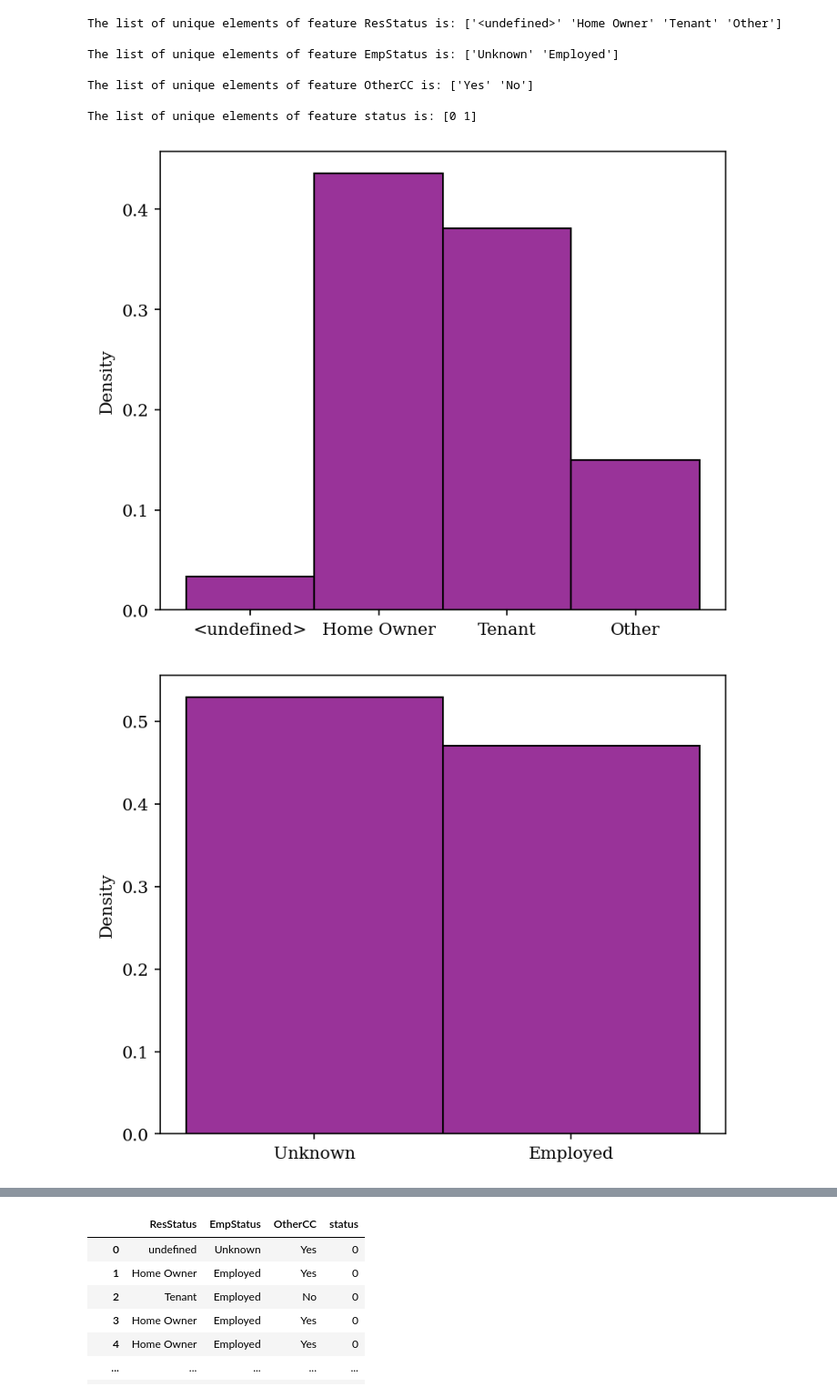
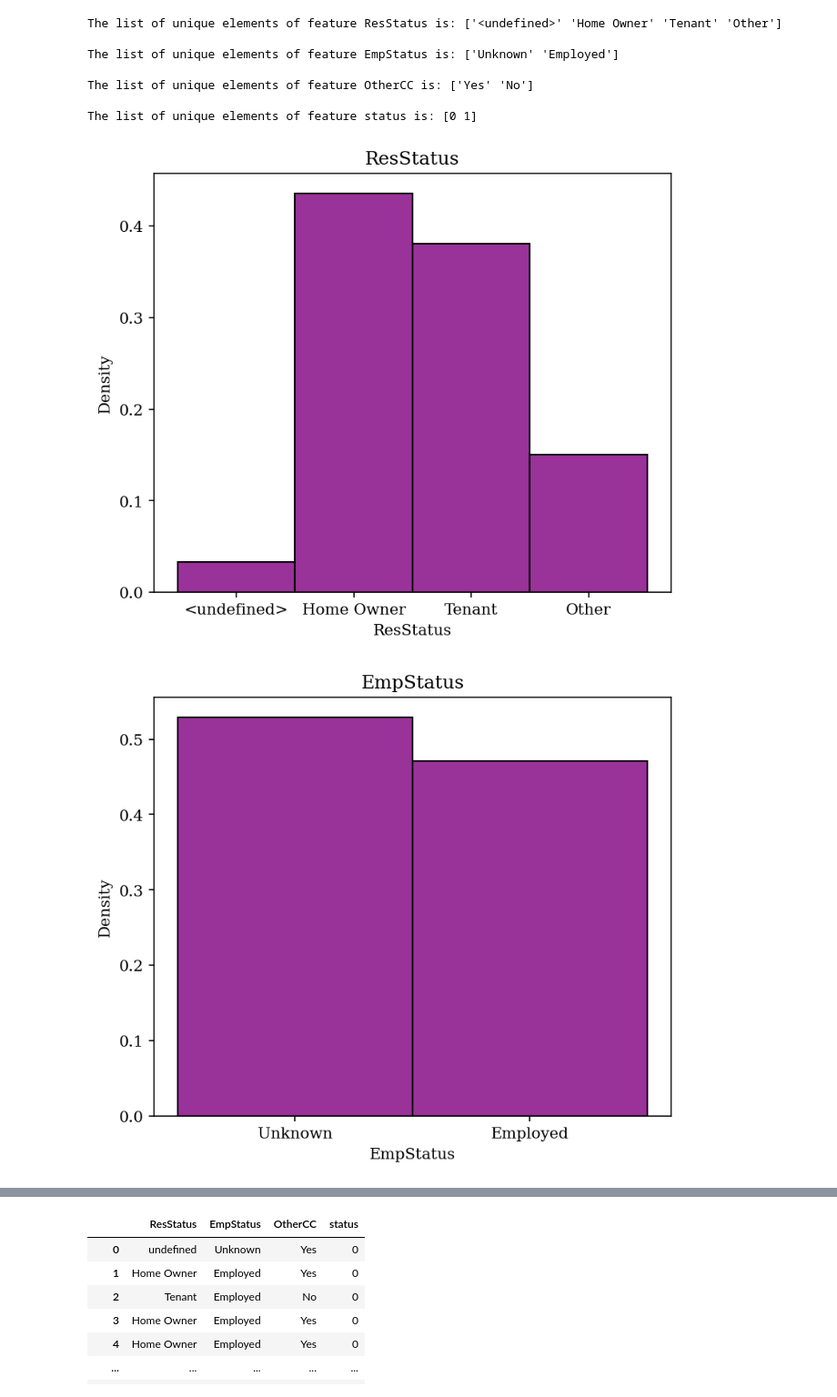
Before and after one commit to rderakhshan/Credit-Scorecard-Modelling, a Jupyter notebook: Credit Scorecard Modelling.ipynb, the cells around one changed output, grey strips where cells are left out. Shown at 91% size. Cells and saved outputs as stored; diff of their text form; code cells hidden in the pictures.

```diff
--- a/Credit Scorecard Modelling.ipynb
+++ b/Credit Scorecard Modelling.ipynb
@@ -321,20 +405,17 @@ The list of unique elements of feature OtherCC is: ['Yes' 'No']
 The list of unique elements of feature status is: [0 1]
 # %%
 for elemt in categorical.columns:
-    # The probability of default (PD) will be the first predictors which is subjected to the
-    # explatory analysis. In order to get a general and basic statistical information, in addition
-    # to its histogram, drawing its box plot in the same panel would gives more information. To this
-    # end, in the below, the histogram and box plot of  of PD ig shown.
+    # In order to get the first quantitative and somehow quantitative intution regarding the
+    # given features, it is useful to plot the histogram of the categorical features to see
+    # the distribution of given features as a function of their elements.
 
-    # creating a figure composed of two matplotlib.Axes objects (ax_box and ax_hist)
     f, (ax_hist) = plt.subplots(1, figsize = (6, 5), dpi = 150)
 
     # assigning a graph to each ax
     sns.histplot(data = data, x = elemt, ax = ax_hist, color = 'purple', alpha = 0.8, stat="density")
 
-    # Remove x axis name for the boxplot
-    ax_hist.set(xlabel = '')
+    ax_hist.set(title = elemt )
     plt.show()
 # %% [output]
-[figure, old version]
+[figure, new version]
-[figure, old version]
+[figure, new version]
```
Also changed, not shown: parts of 78 cells of this notebook.
